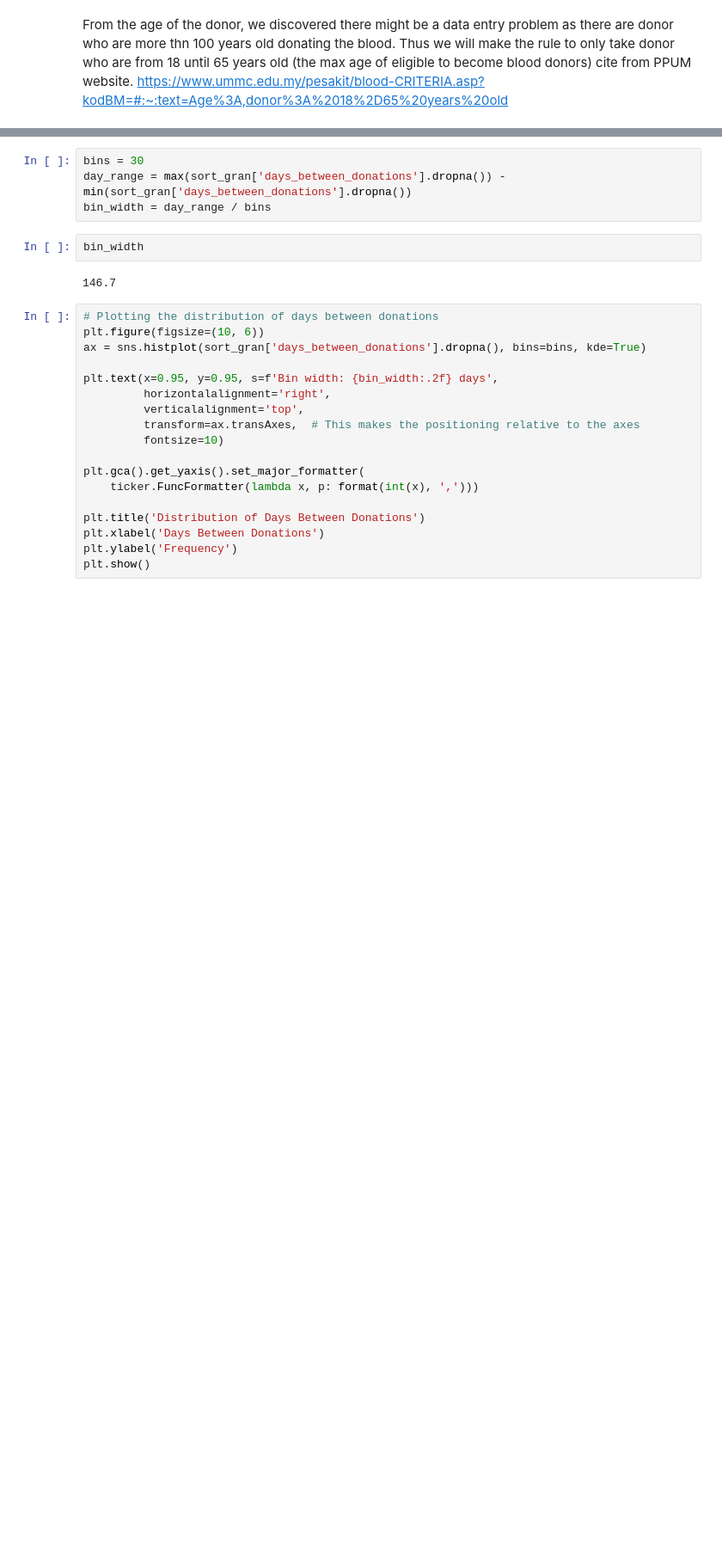
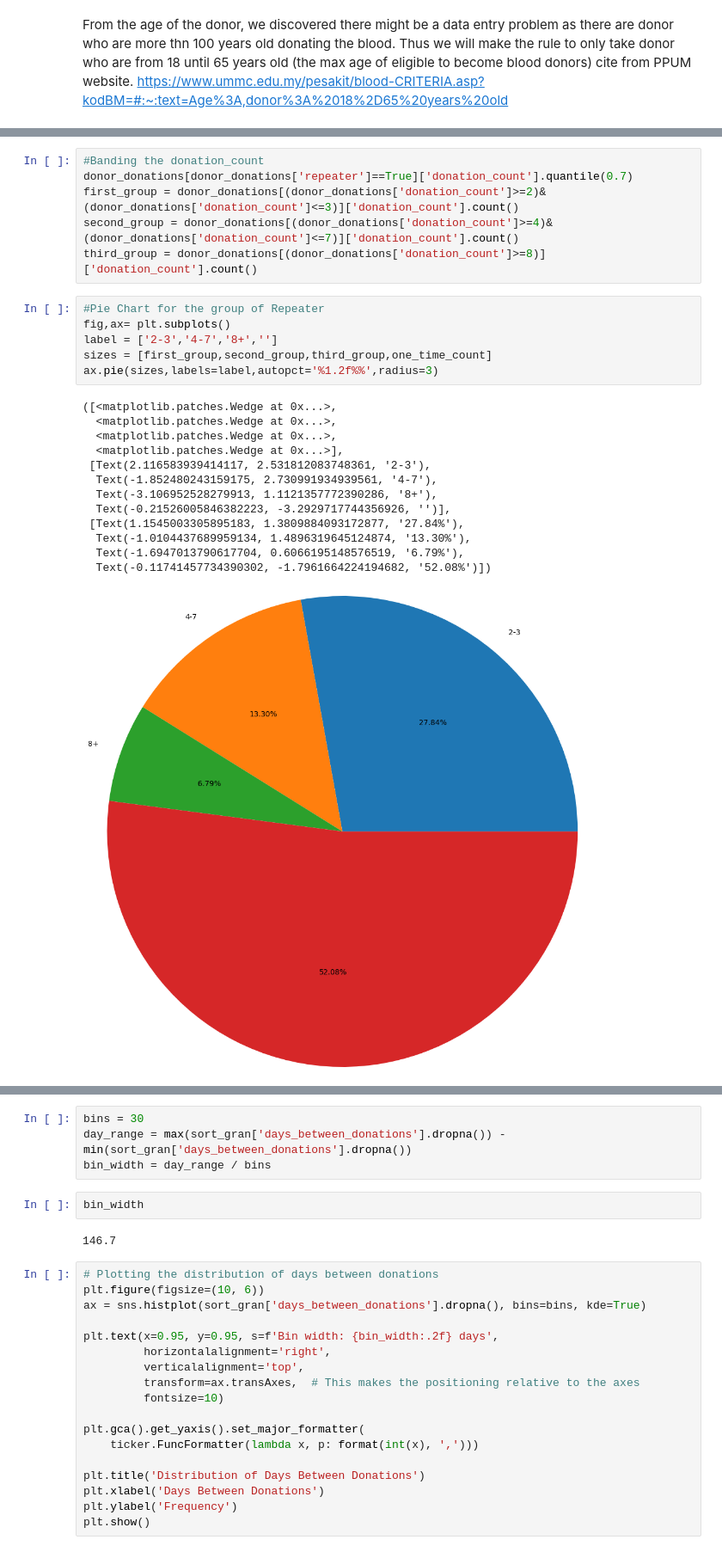
Before and after one commit to adleefuad/blood_donation, a Jupyter notebook: EDA.ipynb, the cells around one changed output, grey strips where cells are left out. Shown: that part at 86% size. Cells and saved outputs as stored; diff of their text form; blank space fills up the shorter version.

```diff
--- a/EDA.ipynb
+++ b/EDA.ipynb
@@ -124,0 +167,26 @@ donor_donations[donor_donations['donation_count']==312]
+# %%
+#Banding the donation_count
+donor_donations[donor_donations['repeater']==True]['donation_count'].quantile(0.7)
+first_group = donor_donations[(donor_donations['donation_count']>=2)&(donor_donations['donation_count']<=3)]['donation_count'].count()
+second_group = donor_donations[(donor_donations['donation_count']>=4)&(donor_donations['donation_count']<=7)]['donation_count'].count()
+third_group = donor_donations[(donor_donations['donation_count']>=8)]['donation_count'].count()
+# %%
+#Pie Chart for the group of Repeater
+fig,ax= plt.subplots()
+label = ['2-3','4-7','8+','']
+sizes = [first_group,second_group,third_group,one_time_count]
+ax.pie(sizes,labels=label,autopct='%1.2f%%',radius=3)
+# %% [output]
+([<matplotlib.patches.Wedge at 0x...>,
+  <matplotlib.patches.Wedge at 0x...>,
+  <matplotlib.patches.Wedge at 0x...>,
+  <matplotlib.patches.Wedge at 0x...>],
+ [Text(2.116583939414117, 2.531812083748361, '2-3'),
+  Text(-1.852480243159175, 2.730991934939561, '4-7'),
+  Text(-3.106952528279913, 1.1121357772390286, '8+'),
+  Text(-0.21526005846382223, -3.2929717744356926, '')],
+ [Text(1.1545003305895183, 1.3809884093172877, '27.84%'),
+  Text(-1.0104437689959134, 1.4896319645124874, '13.30%'),
+  Text(-1.6947013790617704, 0.6066195148576519, '6.79%'),
+  Text(-0.11741457734390302, -1.7961664224194682, '52.08%')])
+[figure, added]
```
Also changed, not shown: parts of 13 cells of this notebook.
